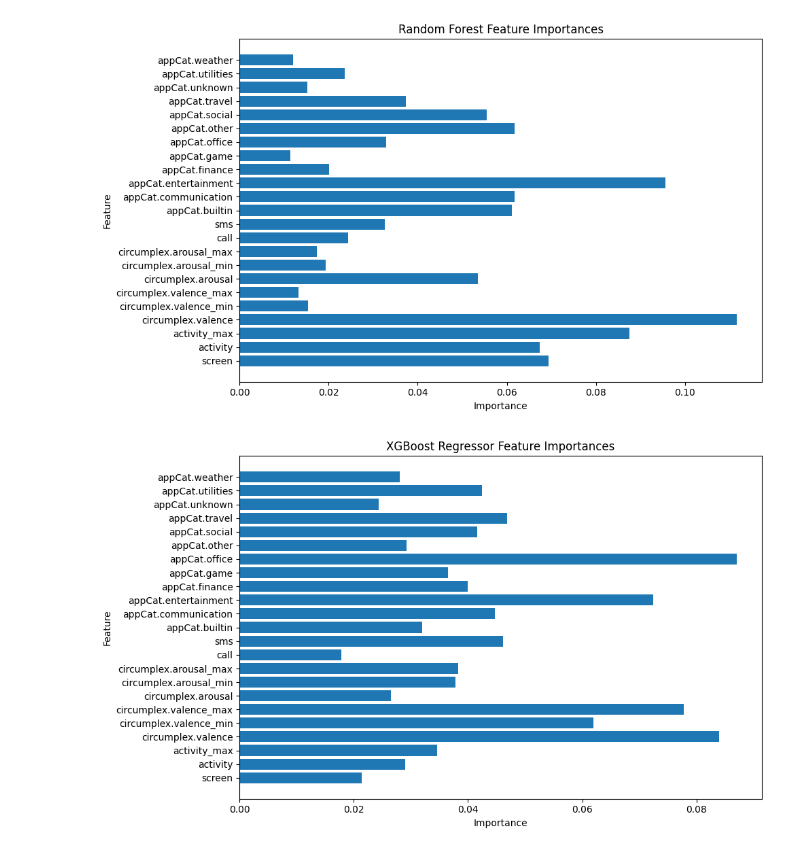
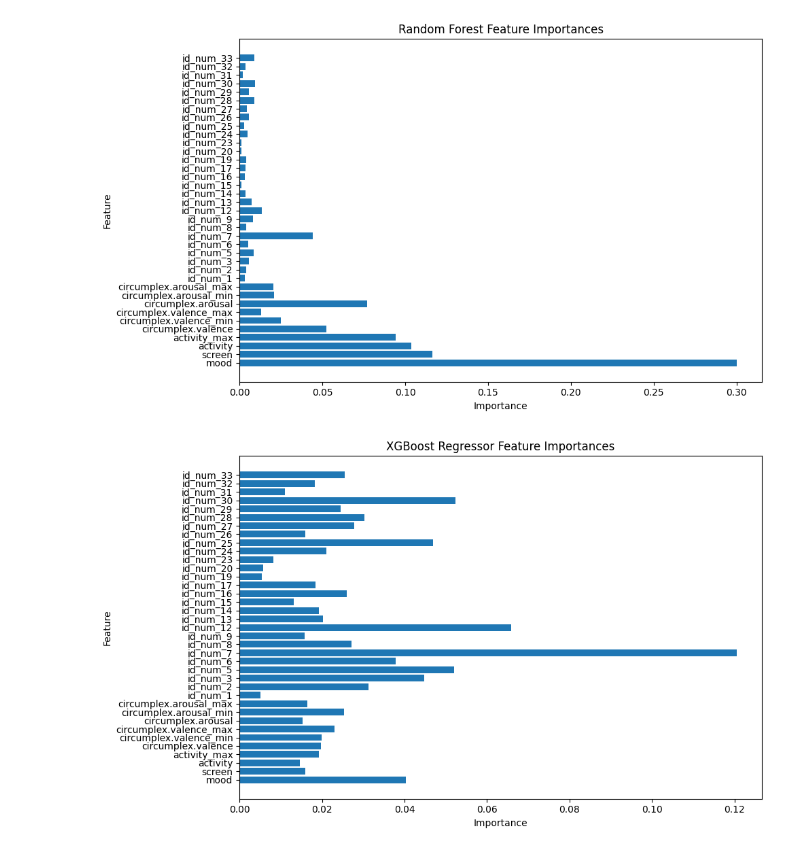
Before and after one commit to matushalak/DMT, a Jupyter notebook: ML_modelling.ipynb, the cells around one changed output. Saved outputs shown, nothing was run; the diff lists cells and outputs as text; code cells hidden in the pictures.

```diff
--- a/ML_modelling.ipynb
+++ b/ML_modelling.ipynb
@@ -14,5 +16,7 @@ from sklearn.preprocessing import StandardScaler
 # %%
-df = pd.read_csv('tables/preprocessed/df_interpolated.csv')
+
+dataset_name = 'df_drop_appCat'
+df = pd.read_csv(f'tables/preprocessed/{dataset_name}.csv')
 df.head()
 # %% [output]
 |  | id_num | mood | screen | activity | activity_max | circumplex.valence | circumplex.valence_min | ... |
@@ -25,10 +28,10 @@ df.head()
 # %%
 # select everything except day, date, next_day
-X = df.drop(columns=['day', 'date', 'next_day', "next_day_mood", 'mood', 'id_num'])
+X = df.drop(columns=['day', 'date', 'next_day', "next_day_mood"])
 y = df['next_day_mood']
 
 # get dummies for id_num
-# X = pd.get_dummies(X, columns=['id_num'])
+X = pd.get_dummies(X, columns=['id_num'])
 # %%
 # split into train and test
 X_train, X_test, y_train, y_test = train_test_split(X, y, test_size=0.2, random_state=42)
@@ -60,7 +63,8 @@ for name, model in models.items():
         'R2': r2,
         'MAE': mae,
         'MSE': mse,
-        'RMSE': rmse
+        'RMSE': rmse,
+        "dataset": dataset_name
     }
 # print results
 results_df = pd.DataFrame(results).T
@@ -168,4 +172,11 @@ for name, importance in importances.items():
         plt.show()
     else:
         print(f'{name} does not have feature importances.')
+
+
+# save results to csv
+if not os.path.exists('tables/results'):
+    os.makedirs('tables/results')
+    results_df.to_csv('tables/results/model_results.csv', index=True, header=True)
+results_df.to_csv("tables/results/model_results.csv", mode='a', header=False, index=True)
 # %% [output]
@@ -177,2 +188,2 @@ for name, importance in importances.items():
-[figure, old version]
+[figure, new version]
-[figure, old version]
+[figure, new version]
```
Also changed, not shown: parts of 5 cells of this notebook, 1 other file.
